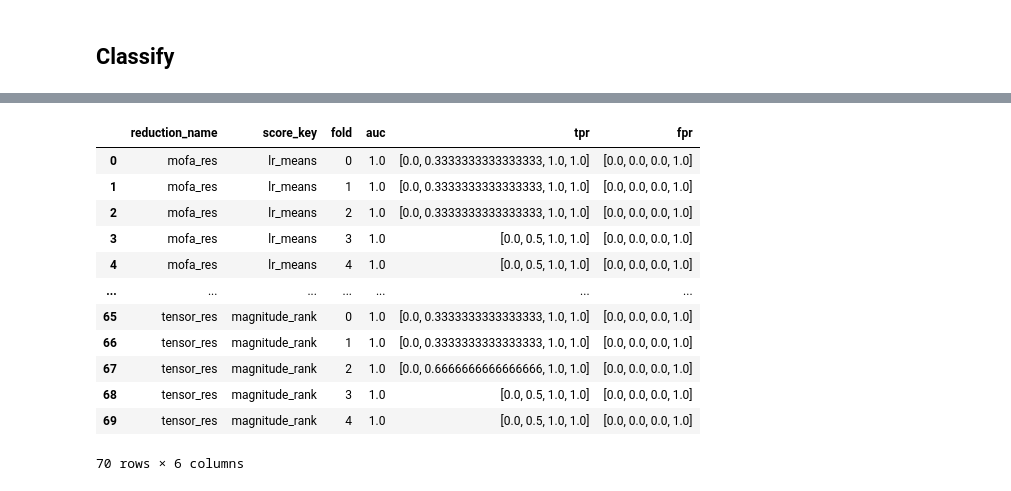
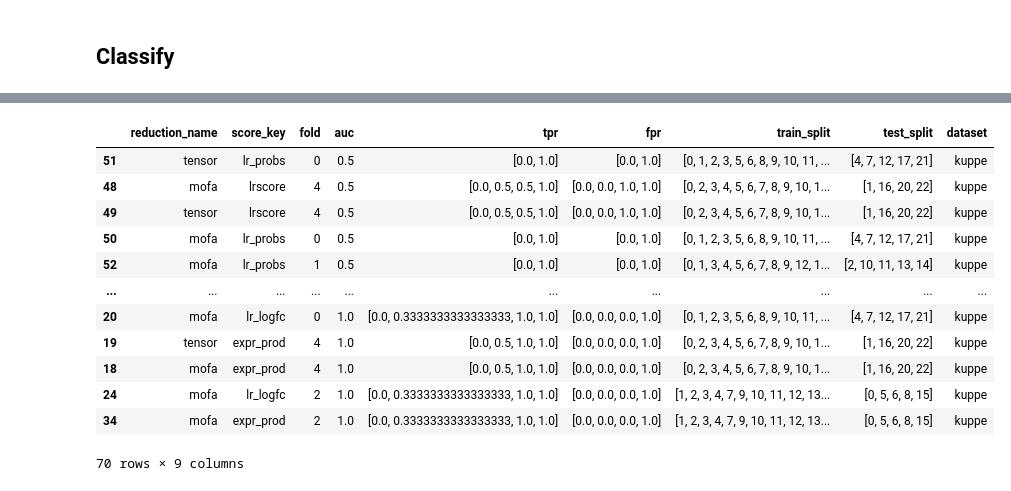
Before and after one commit to saezlab/lianaplus_manuscript, a Jupyter notebook: notebooks/classification/1.Process_KuppeEtAl.ipynb, the cells around one changed output, grey strips where cells are left out. Cells and saved outputs as stored; diff of their text form; code cells hidden in the pictures.

```diff
--- a/notebooks/classification/1.Process_KuppeEtAl.ipynb
+++ b/notebooks/classification/1.Process_KuppeEtAl.ipynb
@@ -100,2 +120,2 @@ from classify_utils import run_classifier, run_mofatalk, run_tensor_c2c, NestedD
 # %%
-adata = sc.read_h5ad(os.path.join('data', "kuppe_processed.h5ad"), backed='r')
+adata = sc.read_h5ad(os.path.join('data', f"{dataset}_processed.h5ad"), backed='r')
@@ -111,4 +121,0 @@ methods = methods[['Method Name', 'score_key']]
-# %%
-adata.uns['mofa_res'] = NestedDict()
-adata.uns['tensor_res'] = NestedDict()
-adata.uns['auc'] = pd.DataFrame(columns=['reduction_name', 'score_key', 'fold', 'auc', 'tpr', 'fpr', 'y_train', 'y_test'])
@@ -239,16 +239,16 @@ Saved MOFA embeddings in .obsm['X_mofa'] slot and their loadings in .varm['LFs']
 # %%
-adata.uns['auc']
+adata.uns['auc'].sort_values('auc')
 # %% [output]
-|  | reduction_name | score_key | fold | auc | tpr | fpr |
-| 0 | mofa_res | lr_means | 0 | 1.0 | [0.0, 0.3333333333333333, 1.0, 1.0] | [0.0, 0.0, 0.0, 1.0] |
-| 1 | mofa_res | lr_means | 1 | 1.0 | [0.0, 0.3333333333333333, 1.0, 1.0] | [0.0, 0.0, 0.0, 1.0] |
-| 2 | mofa_res | lr_means | 2 | 1.0 | [0.0, 0.3333333333333333, 1.0, 1.0] | [0.0, 0.0, 0.0, 1.0] |
-| 3 | mofa_res | lr_means | 3 | 1.0 | [0.0, 0.5, 1.0, 1.0] | [0.0, 0.0, 0.0, 1.0] |
-| 4 | mofa_res | lr_means | 4 | 1.0 | [0.0, 0.5, 1.0, 1.0] | [0.0, 0.0, 0.0, 1.0] |
-| ... | ... | ... | ... | ... | ... | ... |
-| 65 | tensor_res | magnitude_rank | 0 | 1.0 | [0.0, 0.3333333333333333, 1.0, 1.0] | [0.0, 0.0, 0.0, 1.0] |
-| 66 | tensor_res | magnitude_rank | 1 | 1.0 | [0.0, 0.3333333333333333, 1.0, 1.0] | [0.0, 0.0, 0.0, 1.0] |
-| 67 | tensor_res | magnitude_rank | 2 | 1.0 | [0.0, 0.6666666666666666, 1.0, 1.0] | [0.0, 0.0, 0.0, 1.0] |
-| 68 | tensor_res | magnitude_rank | 3 | 1.0 | [0.0, 0.5, 1.0, 1.0] | [0.0, 0.0, 0.0, 1.0] |
-| 69 | tensor_res | magnitude_rank | 4 | 1.0 | [0.0, 0.5, 1.0, 1.0] | [0.0, 0.0, 0.0, 1.0] |
+|  | reduction_name | score_key | fold | auc | tpr | fpr | train_split | test_split | dataset |
+| 51 | tensor | lr_probs | 0 | 0.5 | [0.0, 1.0] | [0.0, 1.0] | [0, 1, 2, 3, 5, 6, 8, 9, 10, 11, ... | [4, 7, 12, 17, 21] | kuppe |
+| 48 | mofa | lrscore | 4 | 0.5 | [0.0, 0.5, 0.5, 1.0] | [0.0, 0.0, 1.0, 1.0] | [0, 2, 3, 4, 5, 6, 7, 8, 9, 10, 1... | [1, 16, 20, 22] | kuppe |
+| 49 | tensor | lrscore | 4 | 0.5 | [0.0, 0.5, 0.5, 1.0] | [0.0, 0.0, 1.0, 1.0] | [0, 2, 3, 4, 5, 6, 7, 8, 9, 10, 1... | [1, 16, 20, 22] | kuppe |
+| 50 | mofa | lr_probs | 0 | 0.5 | [0.0, 1.0] | [0.0, 1.0] | [0, 1, 2, 3, 5, 6, 8, 9, 10, 11, ... | [4, 7, 12, 17, 21] | kuppe |
+| 52 | mofa | lr_probs | 1 | 0.5 | [0.0, 1.0] | [0.0, 1.0] | [0, 1, 3, 4, 5, 6, 7, 8, 9, 12, 1... | [2, 10, 11, 13, 14] | kuppe |
+| ... | ... | ... | ... | ... | ... | ... | ... | ... | ... |
+| 20 | mofa | lr_logfc | 0 | 1.0 | [0.0, 0.3333333333333333, 1.0, 1.0] | [0.0, 0.0, 0.0, 1.0] | [0, 1, 2, 3, 5, 6, 8, 9, 10, 11, ... | [4, 7, 12, 17, 21] | kuppe |
+| 19 | tensor | expr_prod | 4 | 1.0 | [0.0, 0.5, 1.0, 1.0] | [0.0, 0.0, 0.0, 1.0] | [0, 2, 3, 4, 5, 6, 7, 8, 9, 10, 1... | [1, 16, 20, 22] | kuppe |
+| 18 | mofa | expr_prod | 4 | 1.0 | [0.0, 0.5, 1.0, 1.0] | [0.0, 0.0, 0.0, 1.0] | [0, 2, 3, 4, 5, 6, 7, 8, 9, 10, 1... | [1, 16, 20, 22] | kuppe |
+| 24 | mofa | lr_logfc | 2 | 1.0 | [0.0, 0.3333333333333333, 1.0, 1.0] | [0.0, 0.0, 0.0, 1.0] | [1, 2, 3, 4, 7, 9, 10, 11, 12, 13... | [0, 5, 6, 8, 15] | kuppe |
+| 34 | mofa | expr_prod | 2 | 1.0 | [0.0, 0.3333333333333333, 1.0, 1.0] | [0.0, 0.0, 0.0, 1.0] | [1, 2, 3, 4, 7, 9, 10, 11, 12, 13... | [0, 5, 6, 8, 15] | kuppe |
-70 rows × 6 columns
+70 rows × 9 columns
```
Also changed, not shown: parts of 15 cells of this notebook, 2 other files.
